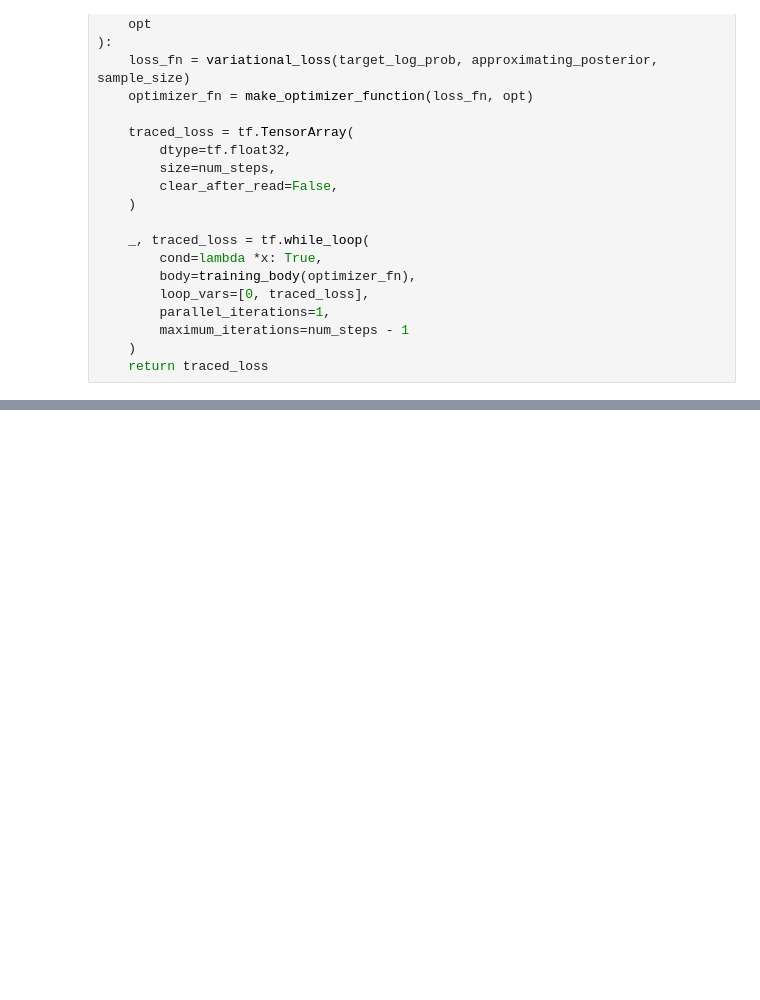
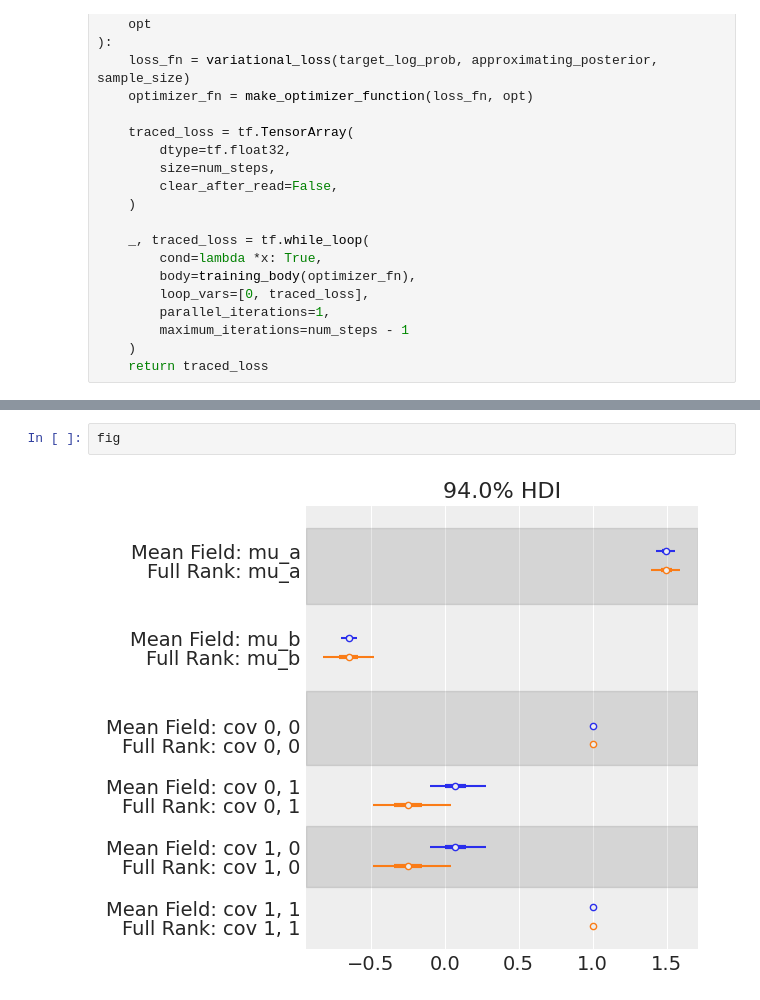
Before and after one commit to Sayam753/PyMCon-talk, a Jupyter notebook: prep_slides.ipynb, the cells around one changed output, grey strips where cells are left out. Saved outputs shown, nothing was run; the diff lists cells and outputs as text; blank space fills up the shorter version.

```diff
--- a/prep_slides.ipynb
+++ b/prep_slides.ipynb
@@ -206,0 +461,4 @@ plt.yscale('log')
+# %%
+fig
+# %% [output]
+[figure, added]
```
Also changed, not shown: parts of 57 cells of this notebook.
